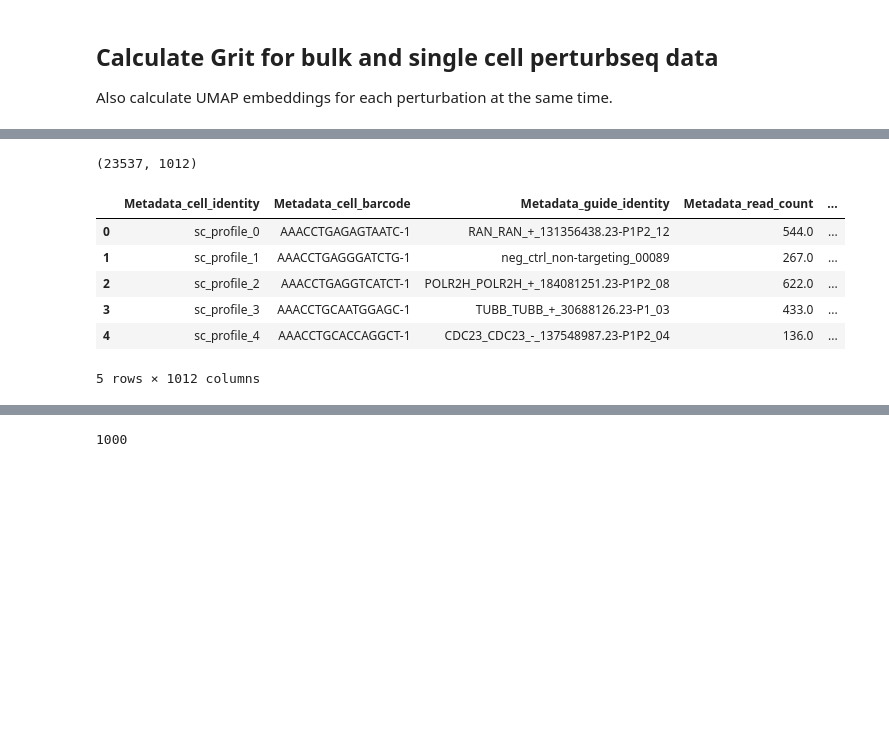
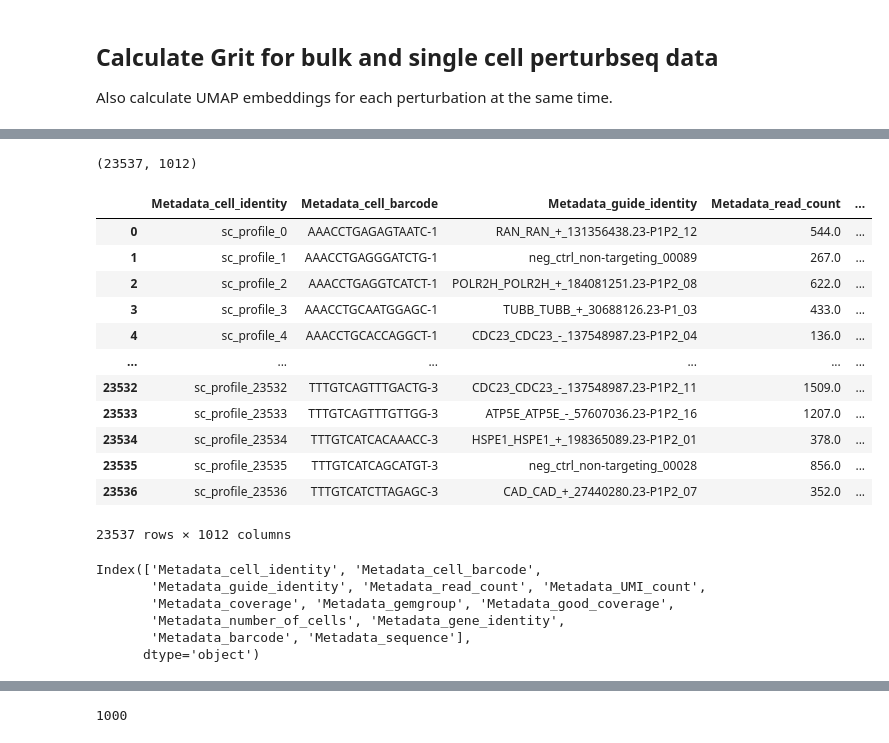
Before and after one commit to alxndrkalinin/grit-benchmark, a Jupyter notebook: 1.calculate-metrics/perturb-seq/0.calculate-grit-perturbseq.ipynb, the cells around one changed output, grey strips where cells are left out. Cells and saved outputs as stored; diff of their text form; code cells hidden in the pictures; blank space fills up the shorter version.

```diff
--- a/1.calculate-metrics/perturb-seq/0.calculate-grit-perturbseq.ipynb
+++ b/1.calculate-metrics/perturb-seq/0.calculate-grit-perturbseq.ipynb
@@ -22,18 +61,33 @@ perturbseq_screen_phenotypes = "paper_supplement/Table_S16_perturb-seq_screen_ph
 # %%
 # Load finalized single cell perturbseq data
 gene_exp_file = pathlib.Path(f"{perturbseq_data_dir}/{gse_id}_final_analytical.tsv.gz")
 
 sc_gene_exp_df = pd.read_csv(gene_exp_file, sep="\t")
 gene_features = [x for x in sc_gene_exp_df if not x.startswith("Metadata_")]
 
 print(sc_gene_exp_df.shape)
-sc_gene_exp_df.head()
+sc_gene_exp_df
 # %% [output]
 (23537, 1012)
 |  | Metadata_cell_identity | Metadata_cell_barcode | Metadata_guide_identity | Metadata_read_count | ... |
 | 0 | sc_profile_0 | AAACCTGAGAGTAATC-1 | RAN_RAN_+_131356438.23-P1P2_12 | 544.0 | ... |
 | 1 | sc_profile_1 | AAACCTGAGGGATCTG-1 | neg_ctrl_non-targeting_00089 | 267.0 | ... |
 | 2 | sc_profile_2 | AAACCTGAGGTCATCT-1 | POLR2H_POLR2H_+_184081251.23-P1P2_08 | 622.0 | ... |
 | 3 | sc_profile_3 | AAACCTGCAATGGAGC-1 | TUBB_TUBB_+_30688126.23-P1_03 | 433.0 | ... |
 | 4 | sc_profile_4 | AAACCTGCACCAGGCT-1 | CDC23_CDC23_-_137548987.23-P1P2_04 | 136.0 | ... |
+| ... | ... | ... | ... | ... | ... |
+| 23532 | sc_profile_23532 | TTTGTCAGTTTGACTG-3 | CDC23_CDC23_-_137548987.23-P1P2_11 | 1509.0 | ... |
+| 23533 | sc_profile_23533 | TTTGTCAGTTTGTTGG-3 | ATP5E_ATP5E_-_57607036.23-P1P2_16 | 1207.0 | ... |
+| 23534 | sc_profile_23534 | TTTGTCATCACAAACC-3 | HSPE1_HSPE1_+_198365089.23-P1P2_01 | 378.0 | ... |
+| 23535 | sc_profile_23535 | TTTGTCATCAGCATGT-3 | neg_ctrl_non-targeting_00028 | 856.0 | ... |
+| 23536 | sc_profile_23536 | TTTGTCATCTTAGAGC-3 | CAD_CAD_+_27440280.23-P1P2_07 | 352.0 | ... |
-5 rows × 1012 columns
+23537 rows × 1012 columns
+# %%
+sc_gene_exp_df.filter(regex="Metadata").columns
+# %% [output]
+Index(['Metadata_cell_identity', 'Metadata_cell_barcode',
+       'Metadata_guide_identity', 'Metadata_read_count', 'Metadata_UMI_count',
+       'Metadata_coverage', 'Metadata_gemgroup', 'Metadata_good_coverage',
+       'Metadata_number_of_cells', 'Metadata_gene_identity',
+       'Metadata_barcode', 'Metadata_sequence'],
+      dtype='object')
```
Also changed, not shown: parts of 46 cells of this notebook, 39 other files.
